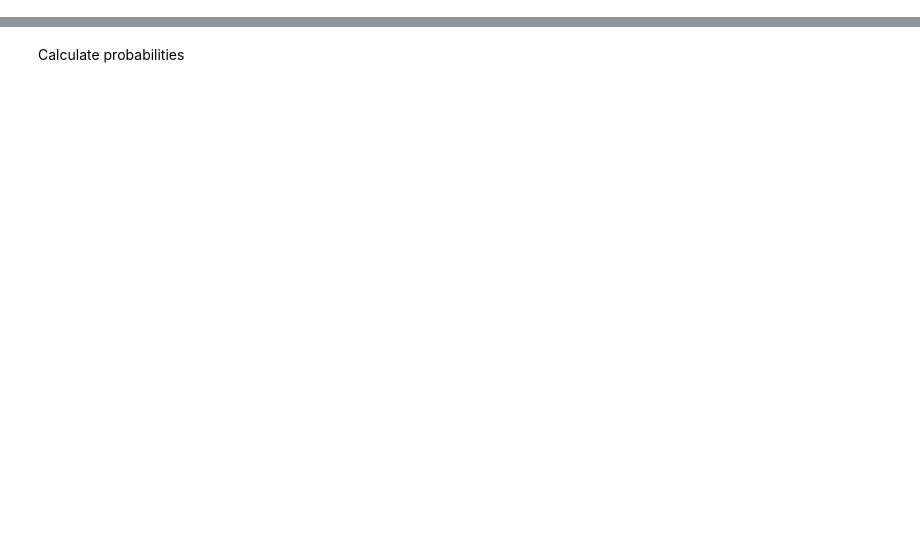
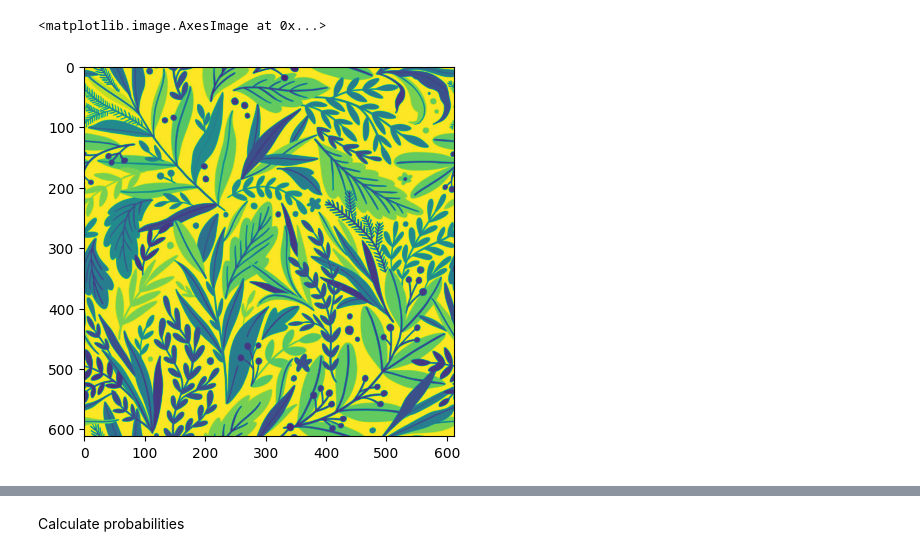
Before and after one commit to MilanBandara/huffman-coding, a Jupyter notebook: quantize.ipynb, the cells around one changed output, grey strips where cells are left out. Drawn from its saved outputs; the diff is of its cells as text; code cells hidden in the pictures; blank space fills up the shorter version.

```diff
--- a/quantize.ipynb
+++ b/quantize.ipynb
@@ -112,3 +224,8 @@ max -  255
+# %%
+plt.imshow(image)
+# %% [output]
+<matplotlib.image.AxesImage at 0x...>
+[figure, added]
 # %%
 new_arr = np.reshape(new_arr,(16,16,1))
 print(np.unique(new_arr))
```
Also changed, not shown: parts of 26 cells of this notebook, 1 other file.
